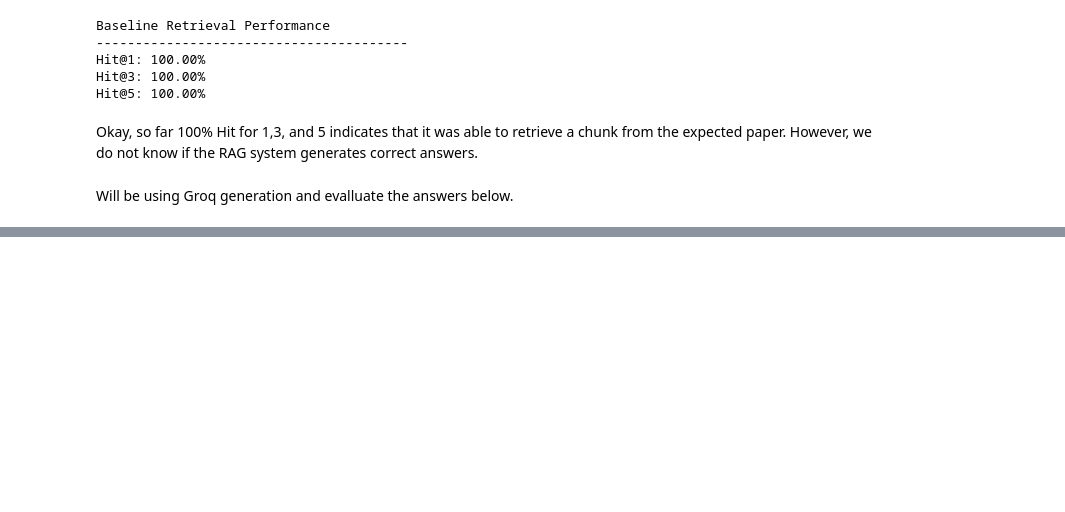
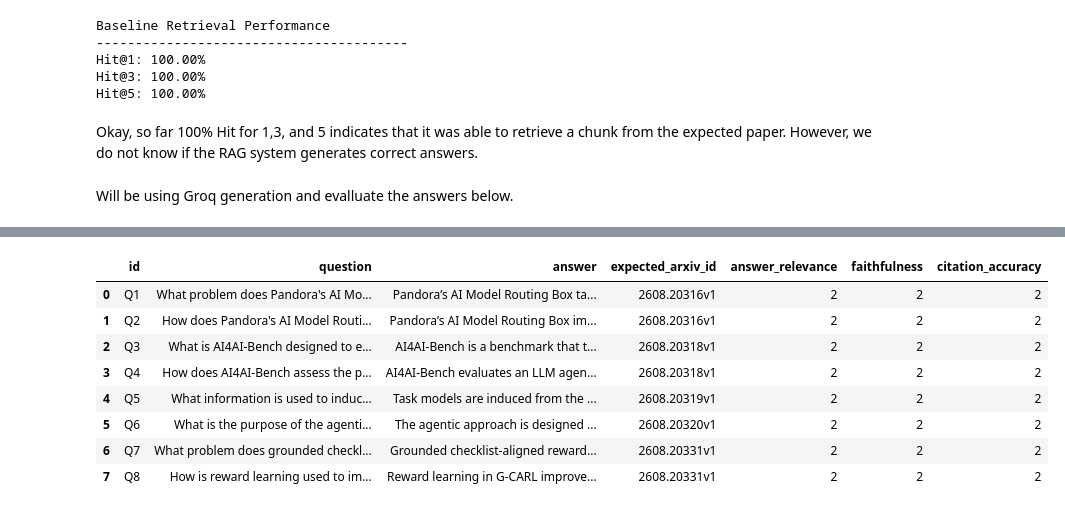
Before and after one commit to Break-Through-Tech/KPMG-1K-ai-research-intelligence-agent-for-business-insight-translation, a Jupyter notebook: notebooks/01_data_assessment.ipynb, the cells around one changed output, grey strips where cells are left out. Saved outputs shown, nothing was run; the diff lists cells and outputs as text; code cells hidden in the pictures; blank space fills up the shorter version.

Commit message:
RAG evaluation successful

```diff
--- a/notebooks/01_data_assessment.ipynb
+++ b/notebooks/01_data_assessment.ipynb
@@ -1083,0 +1052,59 @@ answer_evaluation_df
+# %%
+# Create answer evaluation table
+
+answer_evaluation_df = rag_results_df[
+    [
+        "id",
+        "question",
+        "answer",
+        "expected_arxiv_id"
+    ]
+].copy()
+
+# Manual evaluation
+# 0 = poor, 1 = partial, 2 = strong
+
+answer_evaluation_df["answer_relevance"] = [
+    2,  # Q1
+    2,  # Q2
+    2,  # Q3
+    2,  # Q4
+    2,  # Q5
+    2,  # Q6
+    2,  # Q7
+    2   # Q8
+]
+
+answer_evaluation_df["faithfulness"] = [
+    2,  # Q1
+    2,  # Q2
+    2,  # Q3
+    2,  # Q4
+    2,  # Q5
+    2,  # Q6
+    2,  # Q7
+    2   # Q8
+]
+
+answer_evaluation_df["citation_accuracy"] = [
+    2,  # Q1
+    2,  # Q2
+    2,  # Q3
+    2,  # Q4
+    2,  # Q5
+    2,  # Q6
+    2,  # Q7
+    2   # Q8
+]
+
+answer_evaluation_df
+# %% [output]
+|  | id | question | answer | expected_arxiv_id | answer_relevance | faithfulness | citation_accuracy |
+| 0 | Q1 | What problem does Pandora's AI Mo... | Pandora’s AI Model Routing Box ta... | 2608.20316v1 | 2 | 2 | 2 |
+| 1 | Q2 | How does Pandora's AI Model Routi... | Pandora’s AI Model Routing Box im... | 2608.20316v1 | 2 | 2 | 2 |
+| 2 | Q3 | What is AI4AI-Bench designed to e... | AI4AI‑Bench is a benchmark that t... | 2608.20318v1 | 2 | 2 | 2 |
+| 3 | Q4 | How does AI4AI-Bench assess the p... | AI4AI‑Bench evaluates an LLM agen... | 2608.20318v1 | 2 | 2 | 2 |
+| 4 | Q5 | What information is used to induc... | Task models are induced from the ... | 2608.20319v1 | 2 | 2 | 2 |
+| 5 | Q6 | What is the purpose of the agenti... | The agentic approach is designed ... | 2608.20320v1 | 2 | 2 | 2 |
+| 6 | Q7 | What problem does grounded checkl... | Grounded checklist‑aligned reward... | 2608.20331v1 | 2 | 2 | 2 |
+| 7 | Q8 | How is reward learning used to im... | Reward learning in G‑CARL improve... | 2608.20331v1 | 2 | 2 | 2 |
```
Also changed, not shown: parts of 17 cells of this notebook, 6 other files.
